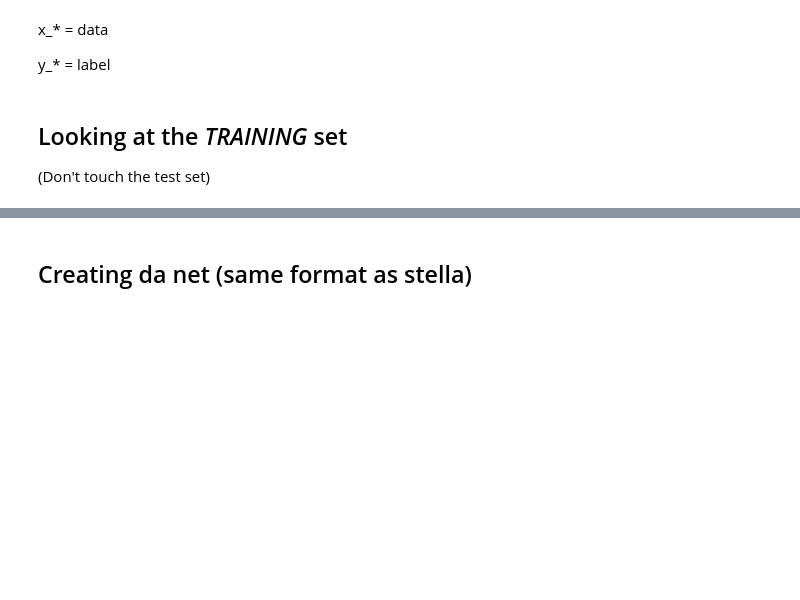
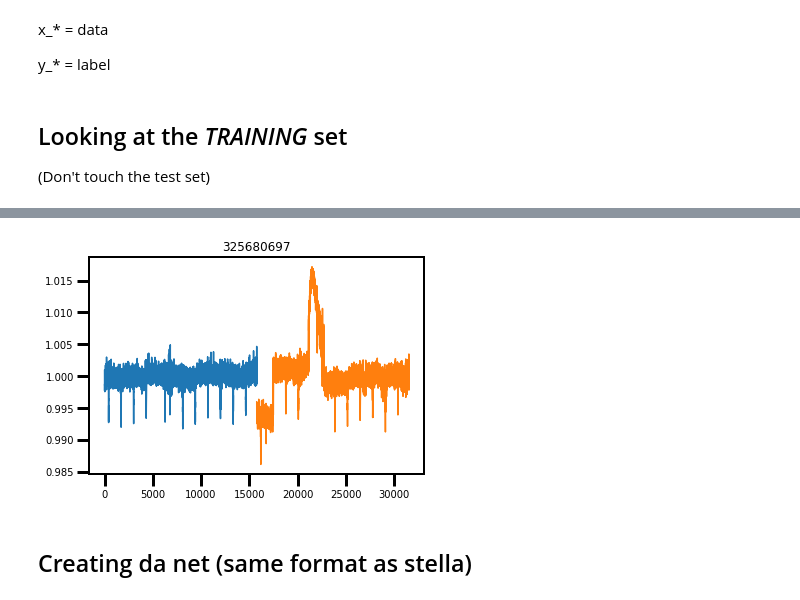
Before and after one commit to afeinstein20/stella, a Jupyter notebook: notebooks/using_starry_models.ipynb, the cells around one changed output, grey strips where cells are left out. Cells and saved outputs as stored; diff of their text form; code cells hidden in the pictures; blank space fills up the shorter version.

```diff
--- a/notebooks/using_starry_models.ipynb
+++ b/notebooks/using_starry_models.ipynb
@@ -337,3 +358,18 @@ ax4.set_yticks([]);
+# %%
+TICS = np.array(TICS)
+# %%
+for t in [325680697]:
+    where = np.where(TICS==t)[0]
+    start = 0
+    end = len(LCS[where[0]])
+    for w in where:
+        plt.plot(np.linspace(start,end,len(LCS[w])), LCS[w])
+        end += len(LCS[w])
+        start += len(LCS[w])
+    plt.title(t)
+    plt.show()
+# %% [output]
+[figure, added]
 # %% [markdown]
 ## Creating da net (same format as stella)
 # %%
```
Also changed, not shown: parts of 12 cells of this notebook, 1 other file.
